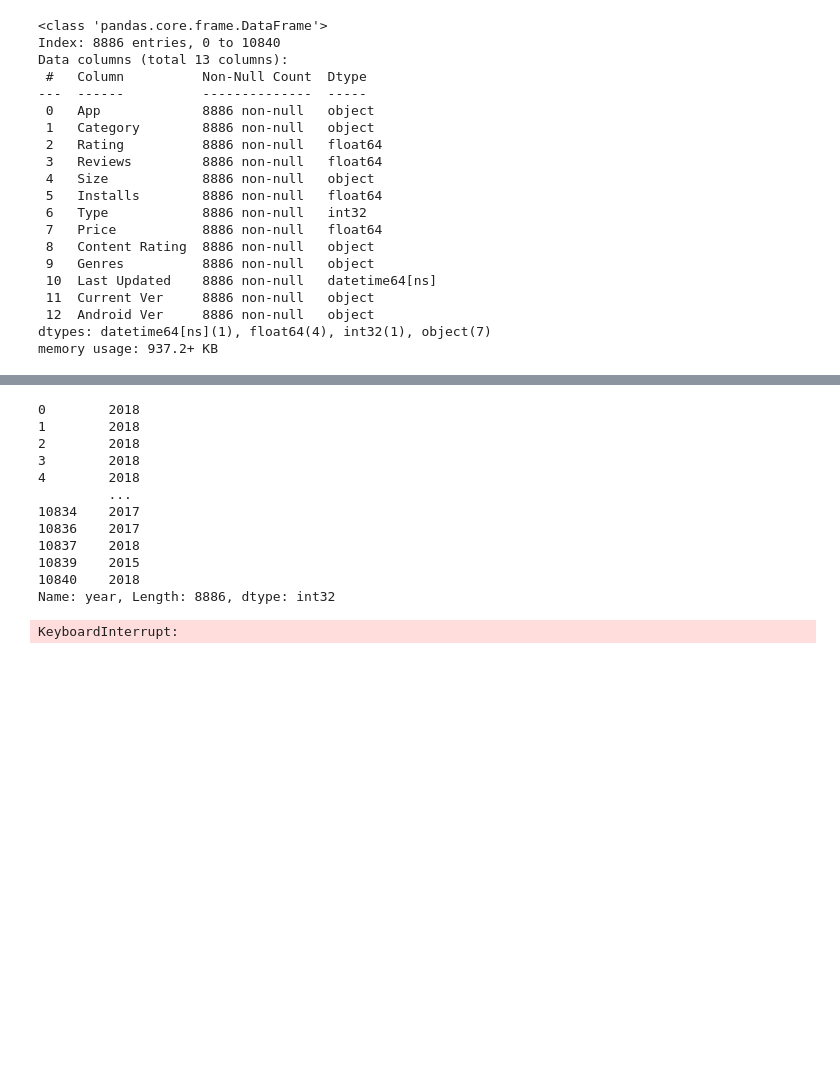
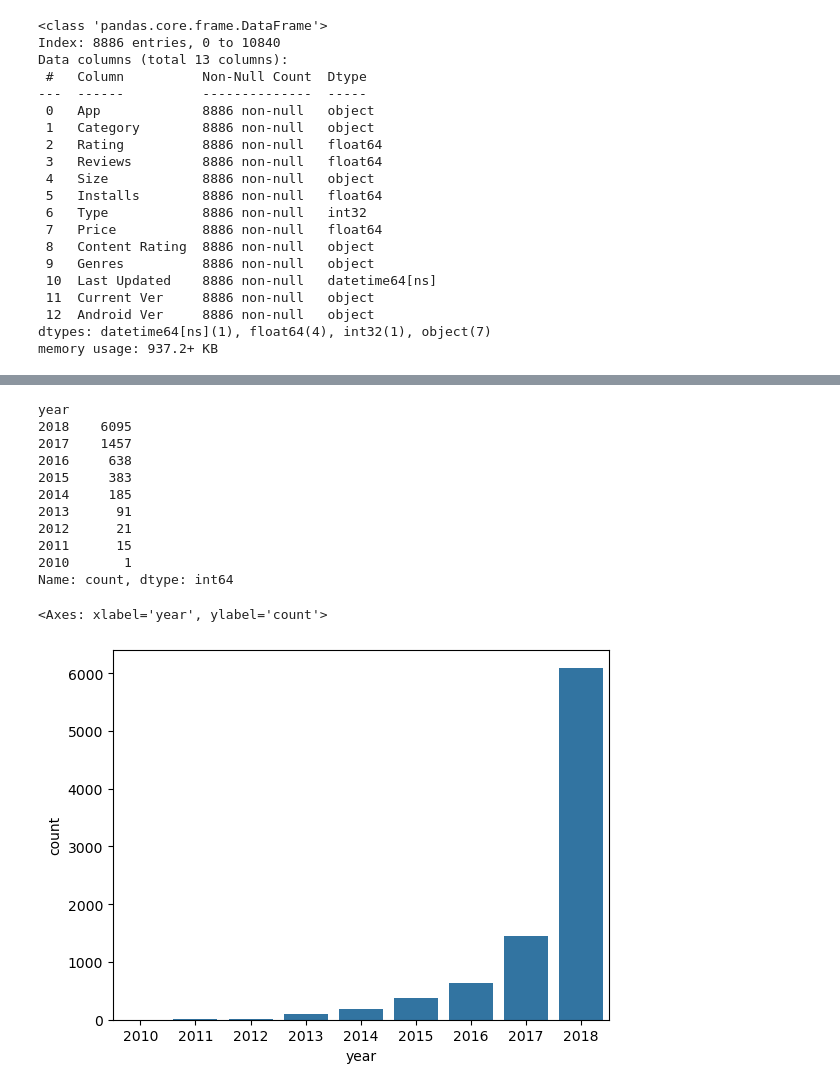
Before and after one commit to akxiit/Normal-Data-Visulization, a Jupyter notebook: notebooks/GooglePlayStore/Main.ipynb, the cells around one changed output, grey strips where cells are left out. Saved outputs shown, nothing was run; the diff lists cells and outputs as text; code cells hidden in the pictures; blank space fills up the shorter version.

```diff
--- a/notebooks/GooglePlayStore/Main.ipynb
+++ b/notebooks/GooglePlayStore/Main.ipynb
@@ -237,20 +237,20 @@ df.sample(5)
 # %%
 df['year'] = df['Last Updated'].dt.year
-df['year']
+df['year'].value_counts()
 # %% [output]
-0        2018
-1        2018
-2        2018
-3        2018
-4        2018
-         ...
-10834    2017
-10836    2017
-10837    2018
-10839    2015
-10840    2018
-Name: year, Length: 8886, dtype: int32
+year
+2018    6095
+2017    1457
+2016     638
+2015     383
+2014     185
+2013      91
+2012      21
+2011      15
+2010       1
+Name: count, dtype: int64
 # %%
-sns.countplot(df['year'])
+sns.countplot(x = df['year'])
 # %% [output]
-KeyboardInterrupt:
+<Axes: xlabel='year', ylabel='count'>
+[figure, added]
```
Also changed, not shown: parts of 5 cells of this notebook.
